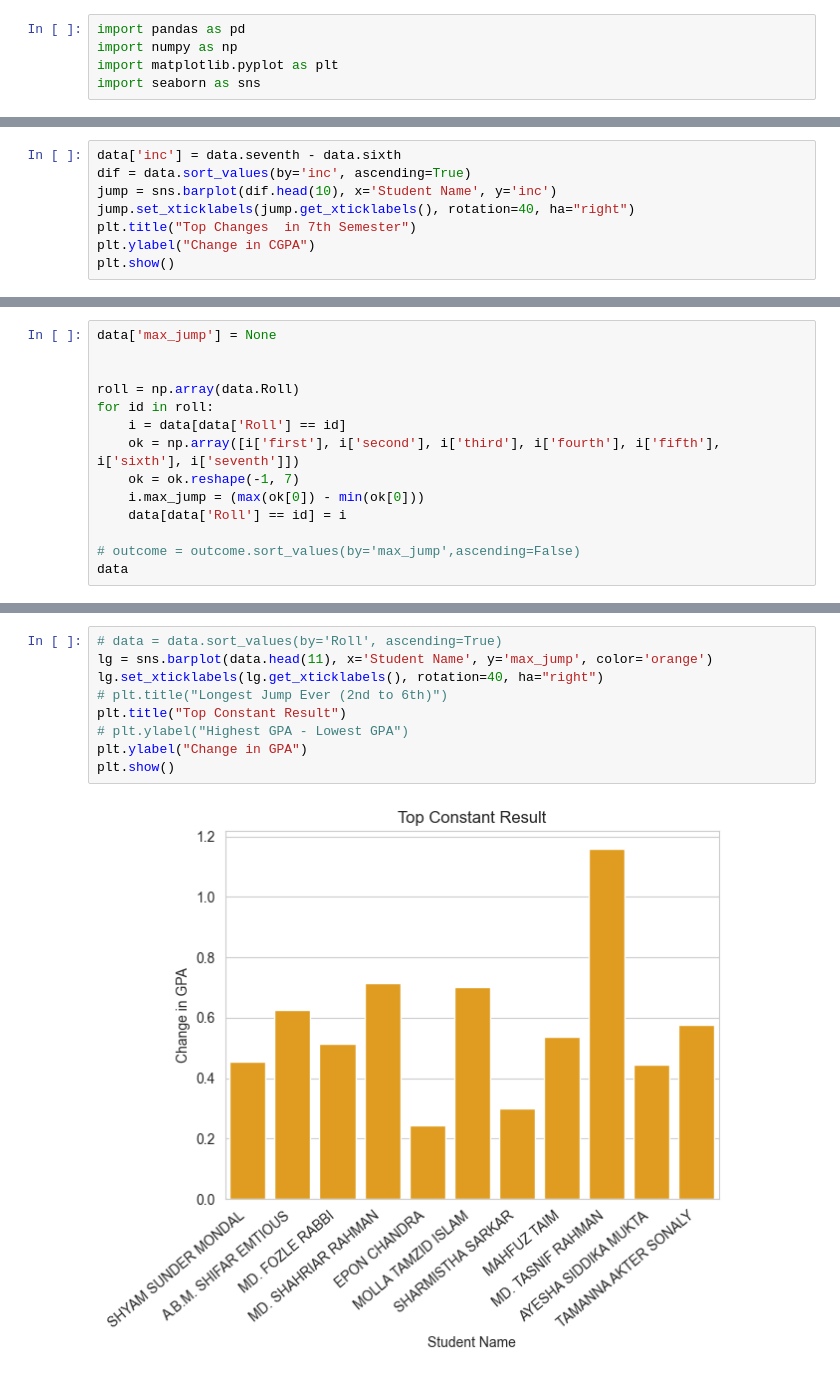
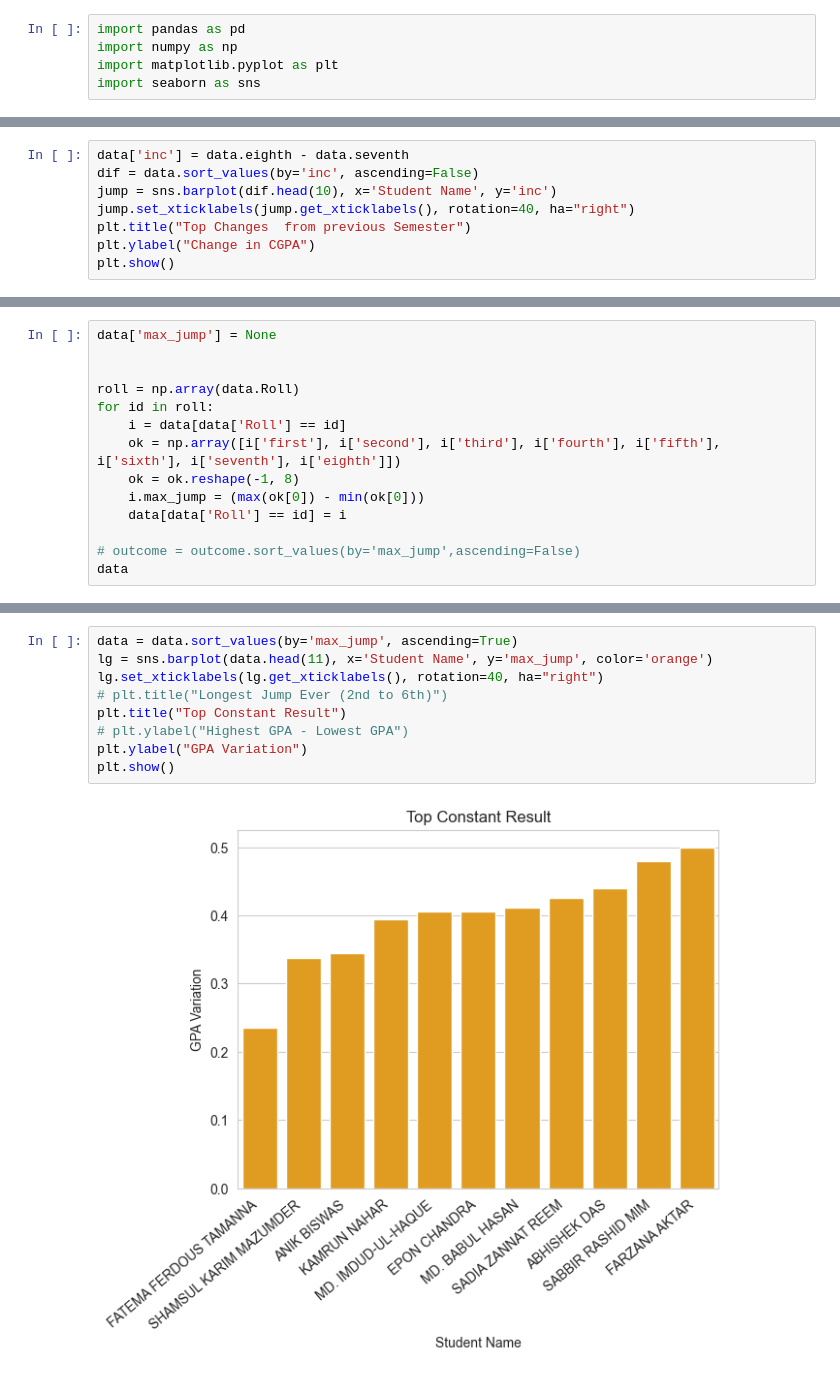
Before and after one commit to bhyeanhasan/ML-and-AI, a Jupyter notebook: Result/Result Analysis.ipynb, the cells around one changed output, grey strips where cells are left out. Saved outputs shown, nothing was run; the diff lists cells and outputs as text.

```diff
--- a/Result/Result Analysis.ipynb
+++ b/Result/Result Analysis.ipynb
@@ -43,9 +43,9 @@ plt.show()
 # %%
-data['inc'] = data.seventh - data.sixth
-dif = data.sort_values(by='inc', ascending=True)
+data['inc'] = data.eighth - data.seventh
+dif = data.sort_values(by='inc', ascending=False)
 jump = sns.barplot(dif.head(10), x='Student Name', y='inc')
 jump.set_xticklabels(jump.get_xticklabels(), rotation=40, ha="right")
-plt.title("Top Changes  in 7th Semester")
+plt.title("Top Changes  from previous Semester")
 plt.ylabel("Change in CGPA")
 plt.show()
 # %% [output]
@@ -57,8 +57,8 @@ data['max_jump'] = None
 roll = np.array(data.Roll)
 for id in roll:
     i = data[data['Roll'] == id]
-    ok = np.array([i['first'], i['second'], i['third'], i['fourth'], i['fifth'], i['sixth'], i['seventh']])
-    ok = ok.reshape(-1, 7)
+    ok = np.array([i['first'], i['second'], i['third'], i['fourth'], i['fifth'], i['sixth'], i['seventh'], i['eighth']])
+    ok = ok.reshape(-1, 8)
     i.max_jump = (max(ok[0]) - min(ok[0]))
     data[data['Roll'] == id] = i
 
@@ -102,12 +111,12 @@ See the caveats in the documentation: https://pandas.pydata.org/pandas-docs/stab
 # %%
-# data = data.sort_values(by='Roll', ascending=True)
+data = data.sort_values(by='max_jump', ascending=True)
 lg = sns.barplot(data.head(11), x='Student Name', y='max_jump', color='orange')
 lg.set_xticklabels(lg.get_xticklabels(), rotation=40, ha="right")
 # plt.title("Longest Jump Ever (2nd to 6th)")
 plt.title("Top Constant Result")
 # plt.ylabel("Highest GPA - Lowest GPA")
-plt.ylabel("Change in GPA")
+plt.ylabel("GPA Variation")
 plt.show()
 # %% [output]
-[figure, old version]
+[figure, new version]
 # %%
```
Also changed, not shown: parts of 7 cells of this notebook, 4 other files.
